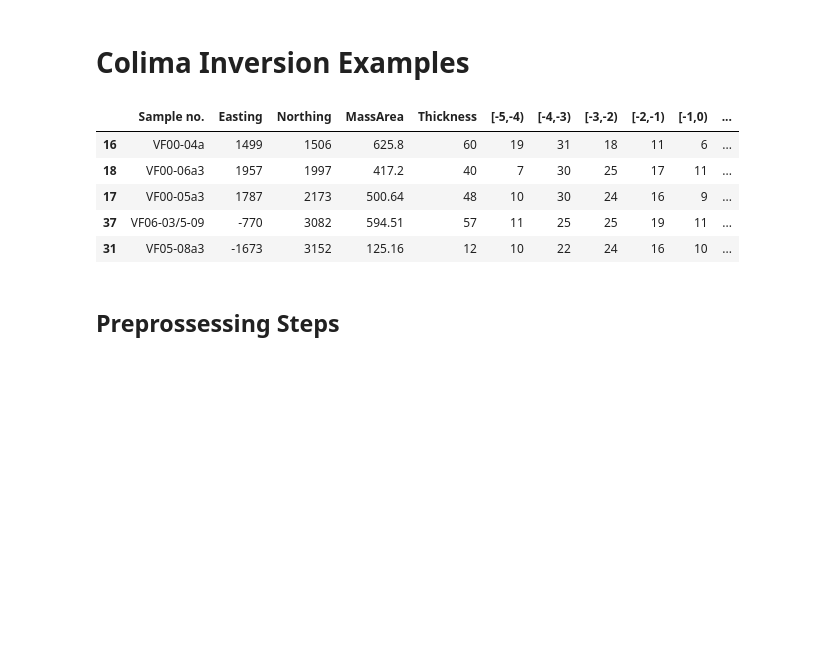
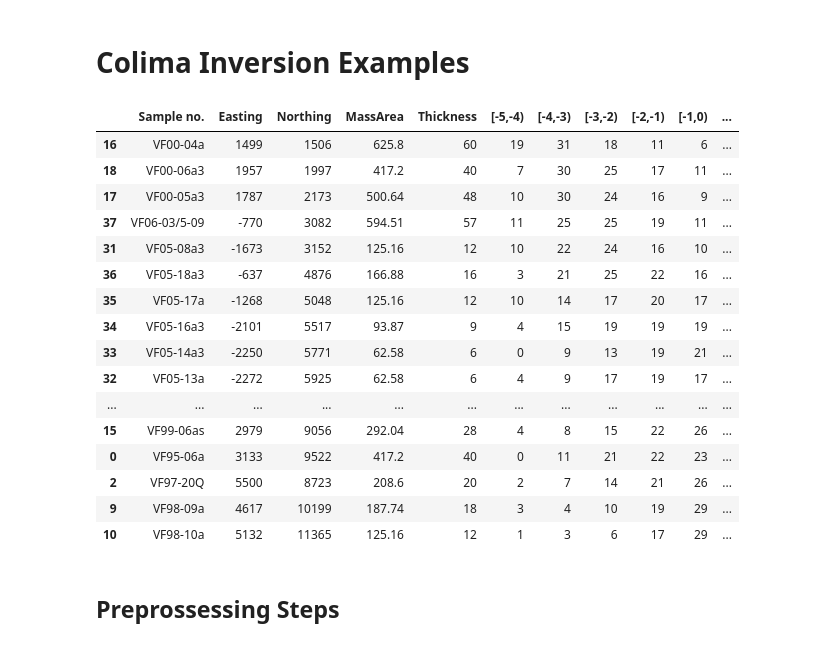
Before and after one commit to nmostert/inversion_project, a Jupyter notebook: Colima_Inversion_Examples.ipynb, the cells around one changed output. Saved outputs shown, nothing was run; the diff lists cells and outputs as text; code cells hidden in the pictures; blank space fills up the shorter version.

```diff
--- a/Colima_Inversion_Examples.ipynb
+++ b/Colima_Inversion_Examples.ipynb
@@ -23,18 +23,29 @@ plt.style.use(['ggplot'])
 # %%
 filename = "./data/colima/colima_real_data.csv"
 
 raw_df, grid = io.import_colima(filename)
 
 grid.to_csv("data/colima/colima_grid.csv", sep=" ", header=False, index=False)
 
-display(raw_df.head())
+display(raw_df)
 # %% [output]
 |  | Sample no. | Easting | Northing | MassArea | Thickness | [-5,-4) | [-4,-3) | [-3,-2) | [-2,-1) | [-1,0) | ... |
 | 16 | VF00-04a | 1499 | 1506 | 625.8 | 60 | 19 | 31 | 18 | 11 | 6 | ... |
 | 18 | VF00-06a3 | 1957 | 1997 | 417.2 | 40 | 7 | 30 | 25 | 17 | 11 | ... |
 | 17 | VF00-05a3 | 1787 | 2173 | 500.64 | 48 | 10 | 30 | 24 | 16 | 9 | ... |
 | 37 | VF06-03/5-09 | -770 | 3082 | 594.51 | 57 | 11 | 25 | 25 | 19 | 11 | ... |
 | 31 | VF05-08a3 | -1673 | 3152 | 125.16 | 12 | 10 | 22 | 24 | 16 | 10 | ... |
+| 36 | VF05-18a3 | -637 | 4876 | 166.88 | 16 | 3 | 21 | 25 | 22 | 16 | ... |
+| 35 | VF05-17a | -1268 | 5048 | 125.16 | 12 | 10 | 14 | 17 | 20 | 17 | ... |
+| 34 | VF05-16a3 | -2101 | 5517 | 93.87 | 9 | 4 | 15 | 19 | 19 | 19 | ... |
+| 33 | VF05-14a3 | -2250 | 5771 | 62.58 | 6 | 0 | 9 | 13 | 19 | 21 | ... |
+| 32 | VF05-13a | -2272 | 5925 | 62.58 | 6 | 4 | 9 | 17 | 19 | 17 | ... |
+| ... | ... | ... | ... | ... | ... | ... | ... | ... | ... | ... | ... |
+| 15 | VF99-06as | 2979 | 9056 | 292.04 | 28 | 4 | 8 | 15 | 22 | 26 | ... |
+| 0 | VF95-06a | 3133 | 9522 | 417.2 | 40 | 0 | 11 | 21 | 22 | 23 | ... |
+| 2 | VF97-20Q | 5500 | 8723 | 208.6 | 20 | 2 | 7 | 14 | 21 | 26 | ... |
+| 9 | VF98-09a | 4617 | 10199 | 187.74 | 18 | 3 | 4 | 10 | 19 | 29 | ... |
+| 10 | VF98-10a | 5132 | 11365 | 125.16 | 12 | 1 | 3 | 6 | 17 | 29 | ... |
 # %% [markdown]
 ## Preprossessing Steps
 # %%
```
Also changed, not shown: parts of 8 cells of this notebook, 11 other files.
